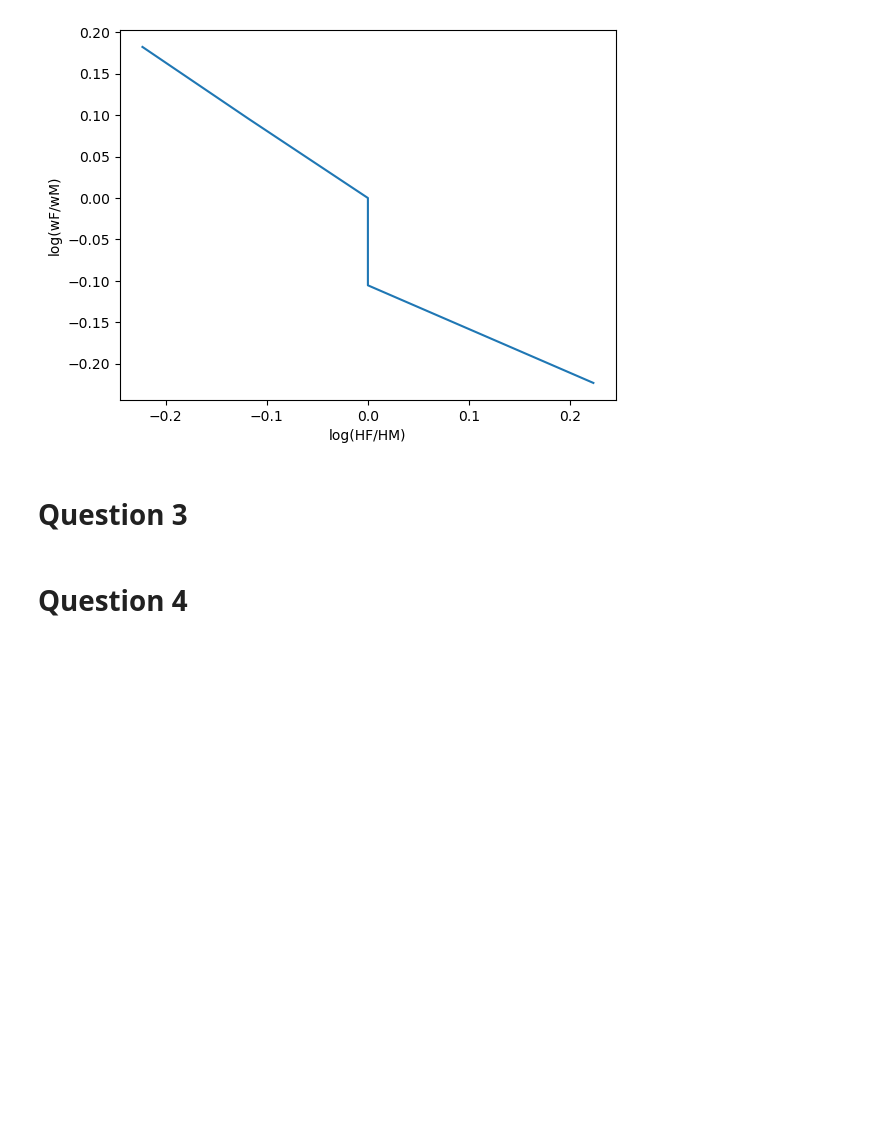
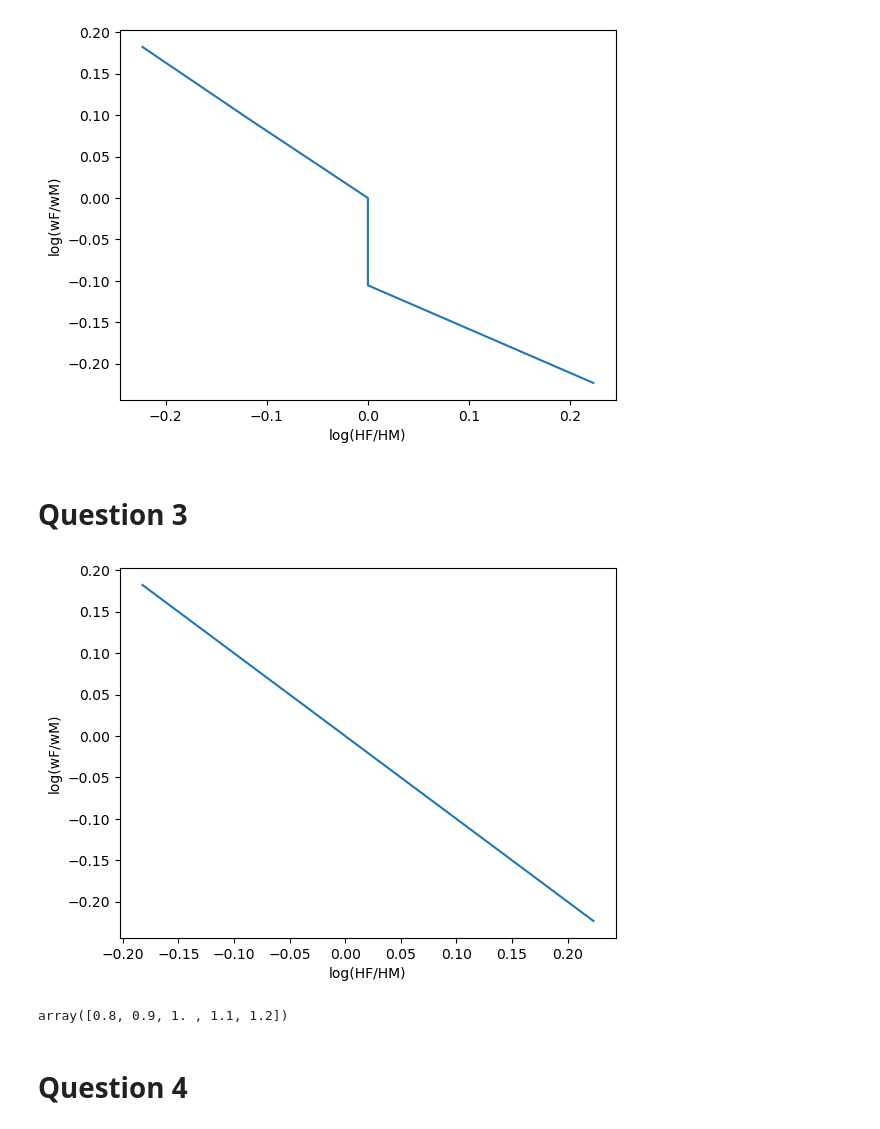
Before and after one commit to NumEconCopenhagen/projects-2023-rikke-og-emma, a Jupyter notebook: inauguralproject/inauguralproject.ipynb, the cells around one changed output. Drawn from its saved outputs; the diff is of its cells as text; code cells hidden in the pictures; blank space fills up the shorter version.

```diff
--- a/inauguralproject/inauguralproject.ipynb
+++ b/inauguralproject/inauguralproject.ipynb
@@ -164,3 +95,22 @@ if do_print:
+# %%
+model3 = HouseholdSpecializationModelClass()
+model3.solve()
+
+
+model3.solve_wF_vec()
+
+#plot vector
+
+plt.plot( np.log(model3.sol.HF_vec / model3.sol.HM_vec) , np.log(model3.par.wF_vec) )
+plt.xlabel("log(HF/HM)")
+plt.ylabel("log(wF/wM)")
+plt.show()
+# %% [output]
+[figure, added]
+# %%
+model.par.wF_vec
+# %% [output]
+array([0.8, 0.9, 1. , 1.1, 1.2])
 # %% [markdown]
 # Question 4
 # %% [markdown]
```
Also changed, not shown: parts of 6 cells of this notebook, 1 other file.
